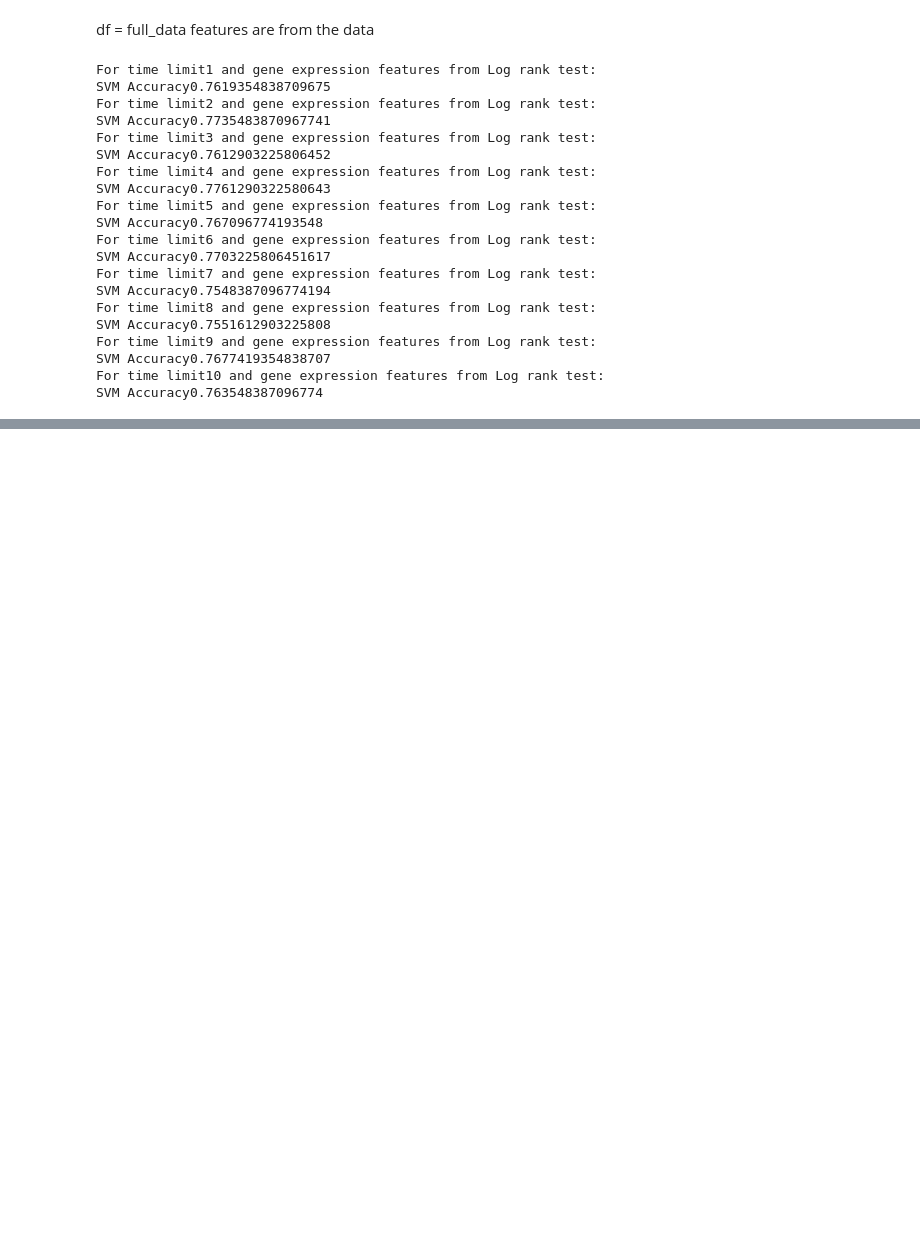
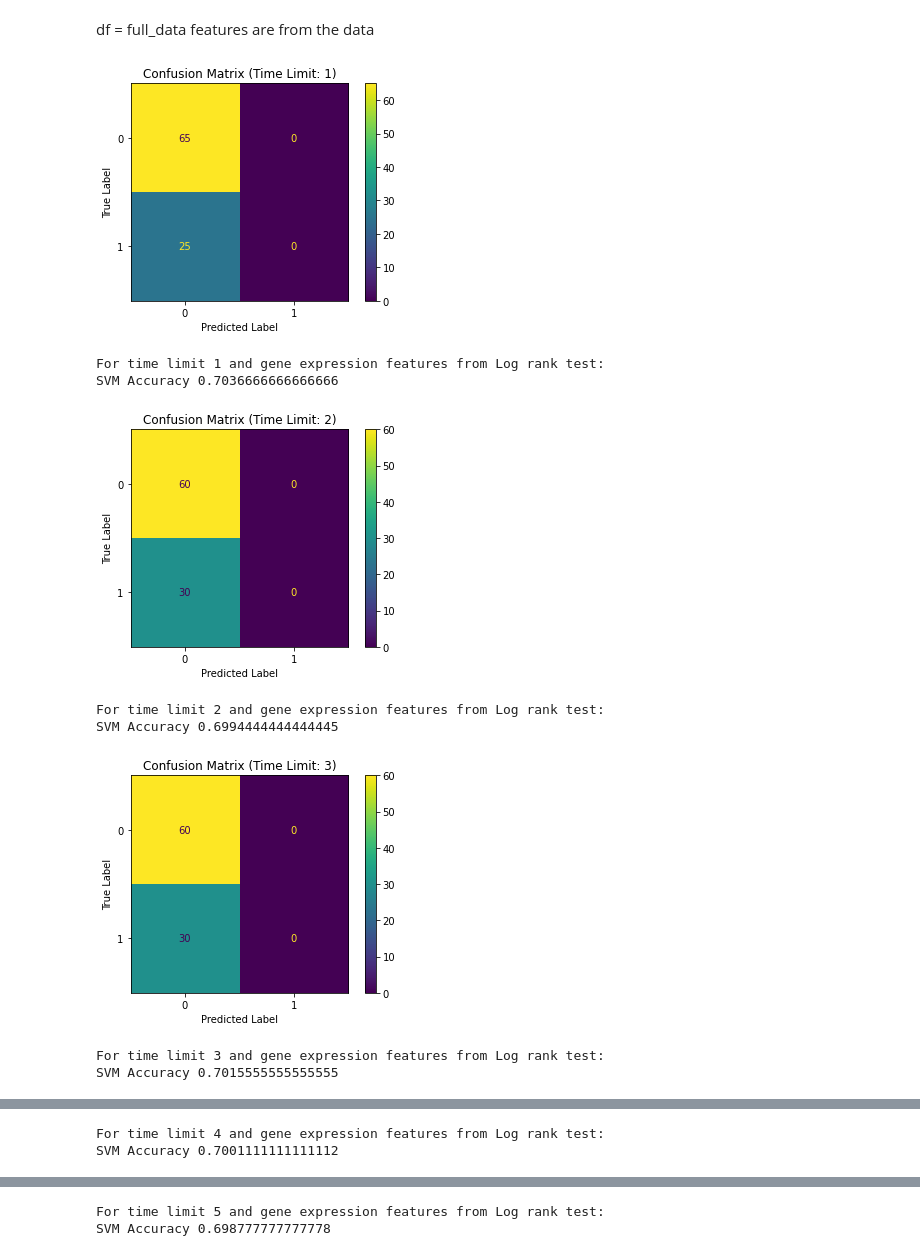
Before and after one commit to Enable72/ECE204_final_project, a Jupyter notebook: logrank_genes.ipynb, the cells around one changed output, grey strips where cells are left out. Saved outputs shown, nothing was run; the diff lists cells and outputs as text; code cells hidden in the pictures; blank space fills up the shorter version.

```diff
--- a/logrank_genes.ipynb
+++ b/logrank_genes.ipynb
@@ -83,8 +49,8 @@ test_data=test_data.dropna(axis=0, how='any')
 Log-rank on mutations using 3 features.
 # %%
 def quantile_gene(df, x):
-    q1 = df[x].quantile(0.25)
-    q3 = df[x].quantile(0.75)
+    q1 = df[x].quantile(0.1)
+    q3 = df[x].quantile(0.9)
     df[x + 'binary'] = df[x].apply(lambda x: 0 if x <= q1 else 1 if x >= q3 else np.nan)
 # %%
 def ten_mutations(x):
@@ -199,38 +147,33 @@ def classification_svm(df, features):
     svm_predictions = svm_clf.predict(X_test)
 
     # Evaluate the model
-    return accuracy_score(y_test, svm_predictions)
+    return confusion_matrix(y_test, svm_predictions), accuracy_score(y_test, svm_predictions)
     #print("SVM Accuracy:", accuracy_score(y_test, svm_predictions))
 # %%
 #acc svm for gene expression
 acc_svm = []
 for i in time_limit:
     lis = []
     for k in range(100):
-        accuracy = classification_svm(test_data, feature_dic[i])
+        matrix, accuracy = classification_svm(test_data, feature_dic[i])
         lis.append(accuracy)
     mean_acc = sum(lis)/len(lis)
     acc_svm.append(mean_acc)
-    print('For time limit' + str(i) + ' and gene expression features from Log rank test: ')
-    print('SVM Accuracy' + str(mean_acc))
+    cm_display = metrics.ConfusionMatrixDisplay(confusion_matrix = matrix, display_labels = [0, 1])
+    cm_display.plot()
+    plt.xlabel('Predicted Label')
+    plt.ylabel('True Label')
+    plt.title(f'Confusion Matrix (Time Limit: {i})')
+    plt.show()
+    print('For time limit ' + str(i) + ' and gene expression features from Log rank test: ')
+    print('SVM Accuracy ' + str(mean_acc))
 # %% [output]
+[figure, added]
-For time limit1 and gene expression features from Log rank test:
-SVM Accuracy0.7619354838709675
-For time limit2 and gene expression features from Log rank test:
-SVM Accuracy0.7735483870967741
-For time limit3 and gene expression features from Log rank test:
-SVM Accuracy0.7612903225806452
-For time limit4 and gene expression features from Log rank test:
-SVM Accuracy0.7761290322580643
-For time limit5 and gene expression features from Log rank test:
-SVM Accuracy0.767096774193548
-For time limit6 and gene expression features from Log rank test:
-SVM Accuracy0.7703225806451617
-For time limit7 and gene expression features from Log rank test:
-SVM Accuracy0.7548387096774194
-For time limit8 and gene expression features from Log rank test:
-SVM Accuracy0.7551612903225808
-For time limit9 and gene expression features from Log rank test:
-SVM Accuracy0.7677419354838707
-For time limit10 and gene expression features from Log rank test:
-SVM Accuracy0.763548387096774
+For time limit 1 and gene expression features from Log rank test:
+SVM Accuracy 0.7036666666666666
+[figure, added]
+For time limit 2 and gene expression features from Log rank test:
+SVM Accuracy 0.6994444444444445
+[figure, added]
+For time limit 3 and gene expression features from Log rank test:
+SVM Accuracy 0.7015555555555555
@@ -236,0 +181,2 @@ SVM Accuracy0.763548387096774
+For time limit 4 and gene expression features from Log rank test:
+SVM Accuracy 0.7001111111111112
@@ -236,0 +184,2 @@ SVM Accuracy0.763548387096774
+For time limit 5 and gene expression features from Log rank test:
+SVM Accuracy 0.698777777777778
```
Also changed, not shown: parts of 20 cells of this notebook.
